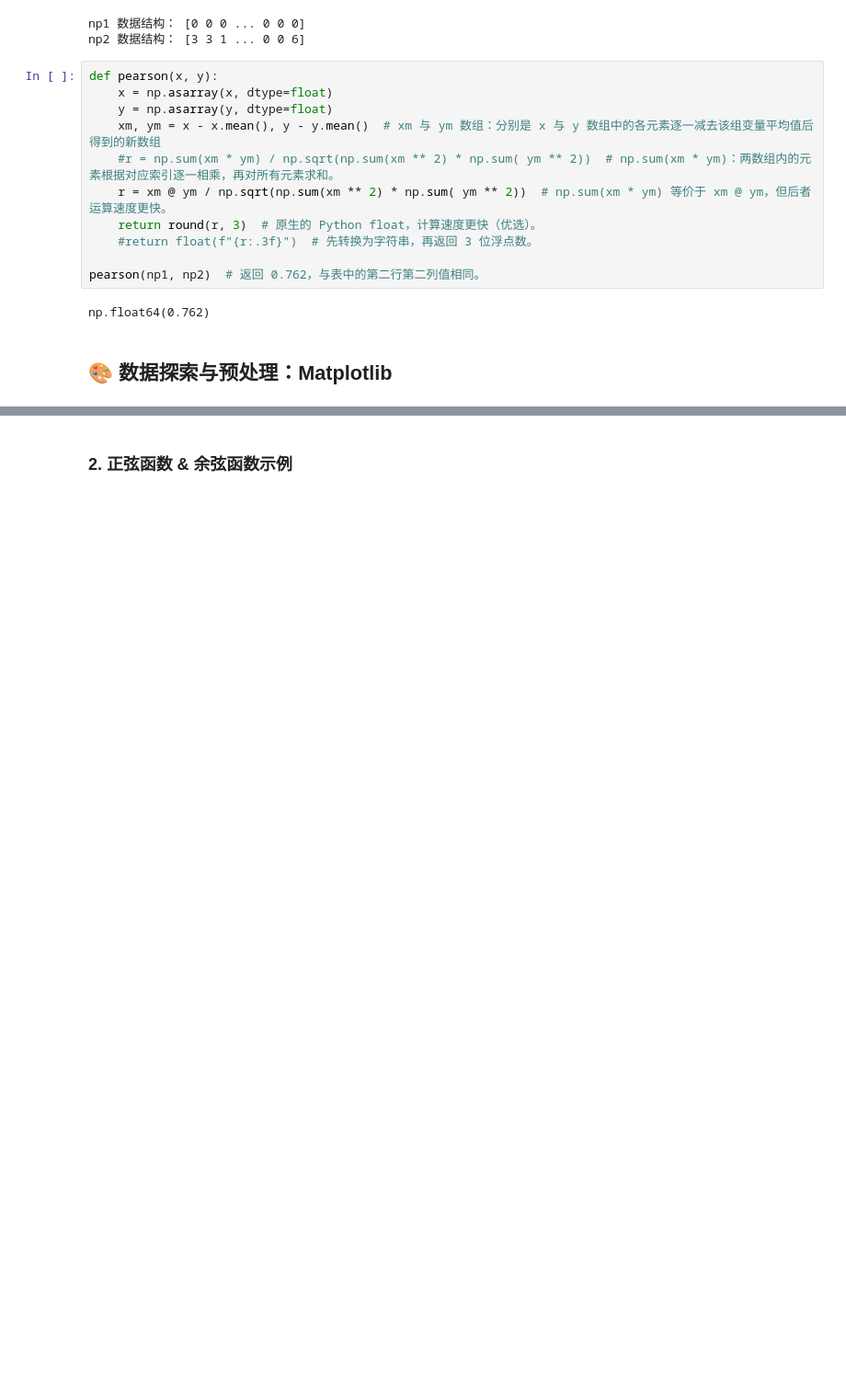
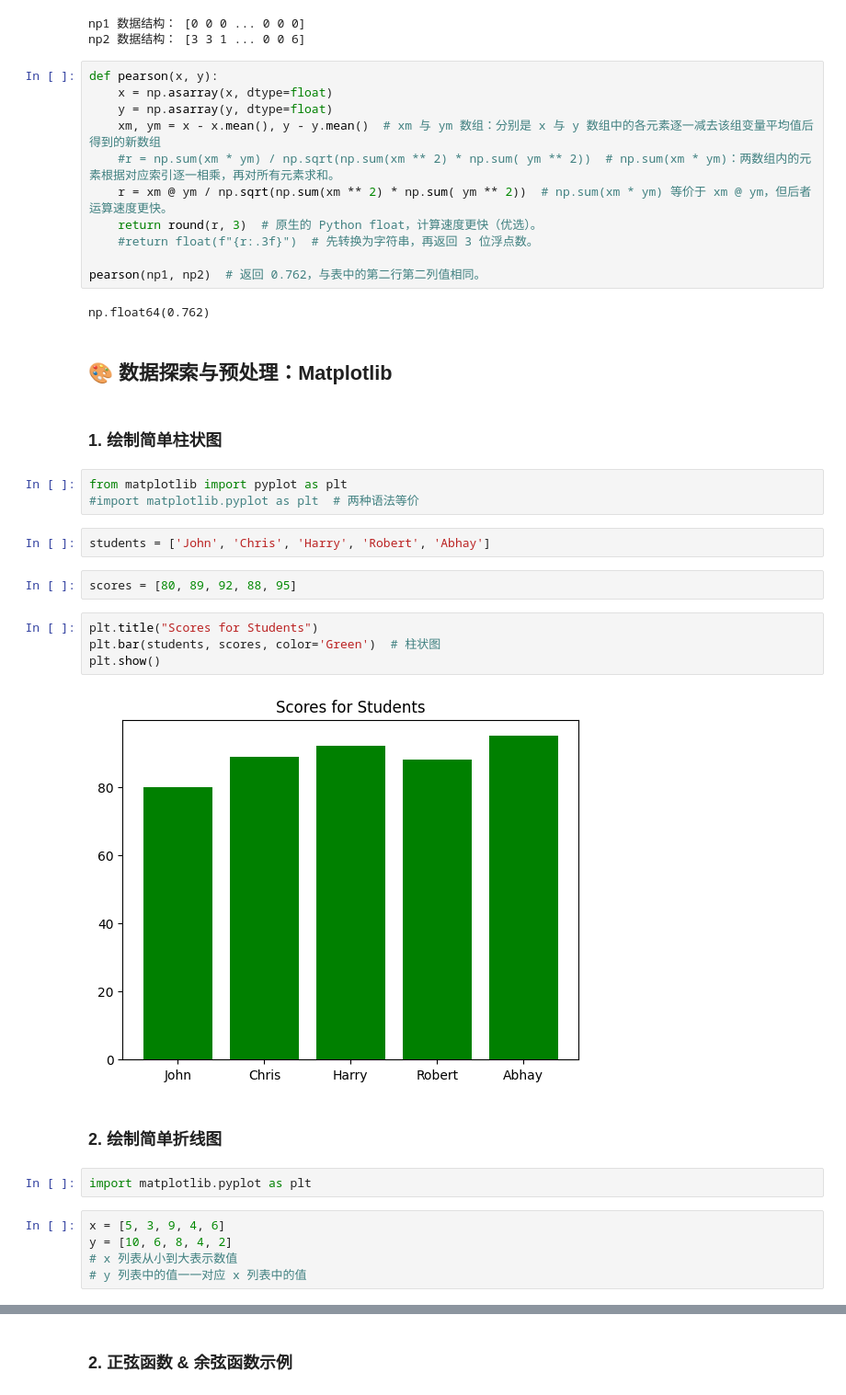
Before and after one commit to Alberthua-Perl/python-project-demo, a Jupyter notebook: AI267v2.x-course/MLOps_on_Red_Hat_OpenShift_AI.ipynb, the cells around one changed output, grey strips where cells are left out. Shown at 92% size. Drawn from its saved outputs; the diff is of its cells as text; blank space fills up the shorter version.

```diff
--- a/AI267v2.x-course/基于 Red Hat OpenShift AI 运行 MLOps.ipynb
+++ b/AI267v2.x-course/MLOps_on_Red_Hat_OpenShift_AI.ipynb
@@ -689,3 +720,27 @@ pearson(np1, np2)  # 返回 0.762，与表中的第二行第二列值相同。
 np.float64(0.762)
 # %% [markdown]
 ## 🎨 **数据探索与预处理：Matplotlib**
+# %% [markdown]
+### **1. 绘制简单柱状图**
+# %%
+from matplotlib import pyplot as plt
+#import matplotlib.pyplot as plt  # 两种语法等价
+# %%
+students = ['John', 'Chris', 'Harry', 'Robert', 'Abhay']
+# %%
+scores = [80, 89, 92, 88, 95]
+# %%
+plt.title("Scores for Students")
+plt.bar(students, scores, color='Green')  # 柱状图
+plt.show()
+# %% [output]
+[figure, added]
+# %% [markdown]
+### **2. 绘制简单折线图**
+# %%
+import matplotlib.pyplot as plt
+# %%
+x = [5, 3, 9, 4, 6]
+y = [10, 6, 8, 4, 2]
+# x 列表从小到大表示数值
+# y 列表中的值一一对应 x 列表中的值
```
Also changed, not shown: parts of 41 cells of this notebook, 19 other files.
